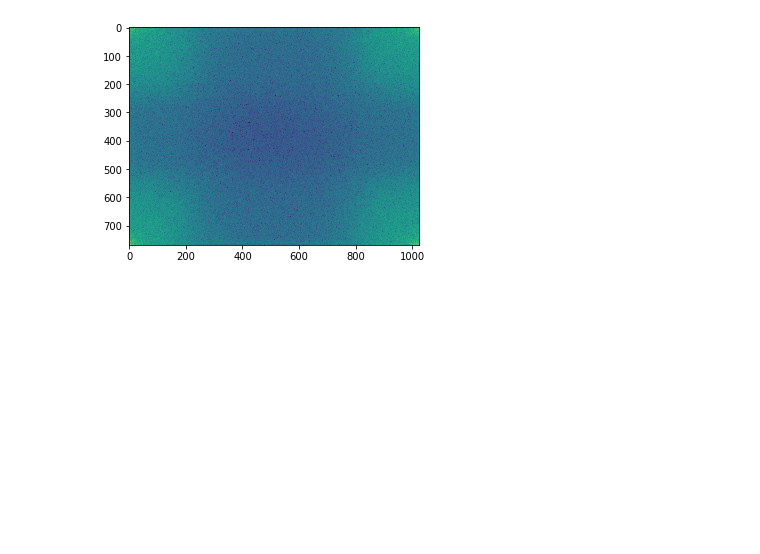
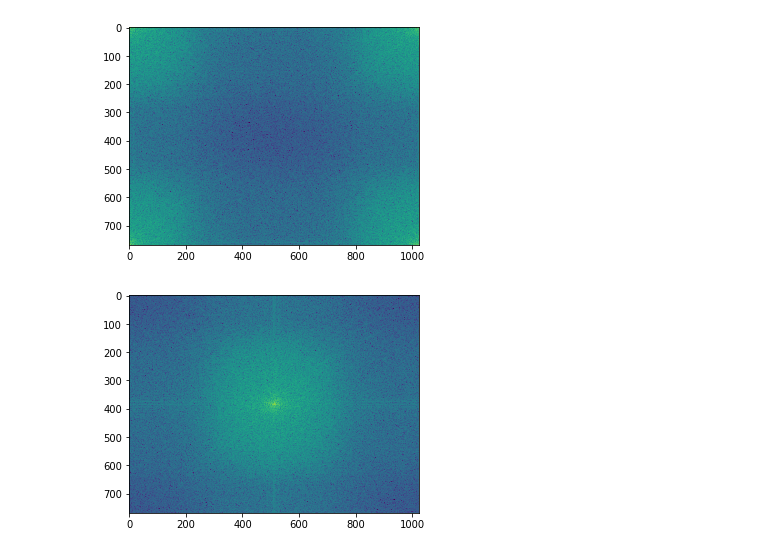
Before and after one commit to mlamoureux/Math502w19, a Jupyter notebook: Lecture18_Mar21.ipynb, the cells around one changed output. Cells and saved outputs as stored; diff of their text form; code cells hidden in the pictures; blank space fills up the shorter version.

```diff
--- a/Lecture18_Mar21.ipynb
+++ b/Lecture18_Mar21.ipynb
@@ -556,3 +556,11 @@ f2 = fftpack.fft2(f1)
 imshow(abs(f2),norm=LogNorm(vmin=5));
 # %% [output]
 [figure]
+# %%
+f = misc.face()
+f1 = copy(f[:,:,0])
+f2 = fftpack.fft2(f1)
+f3 = fftpack.fftshift(f2)
+imshow(abs(f3),norm=LogNorm(vmin=5));
+# %% [output]
+[figure, added]
```
Also changed, not shown: 1 other file.
